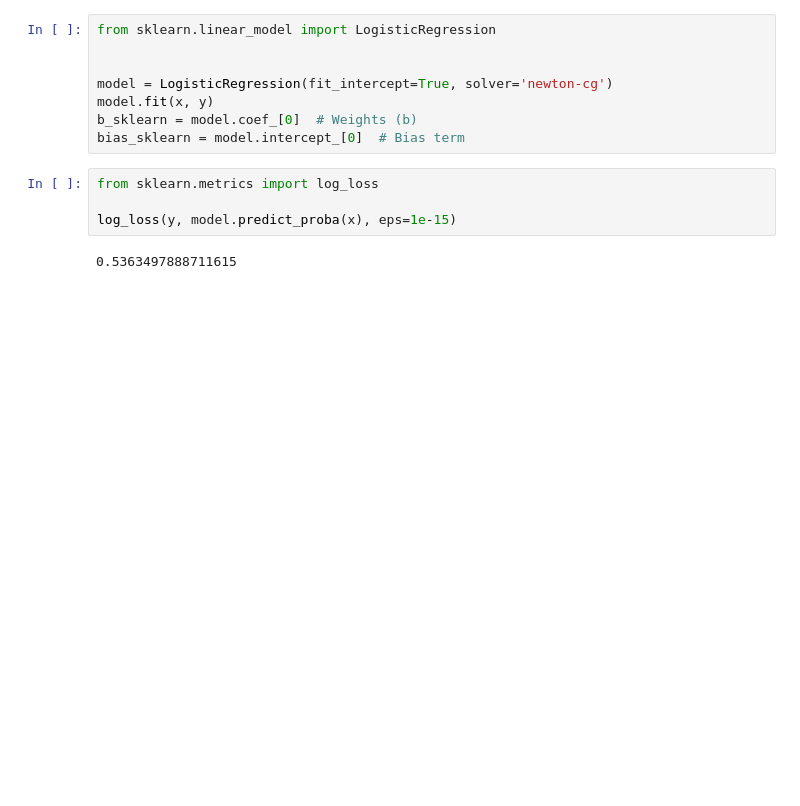
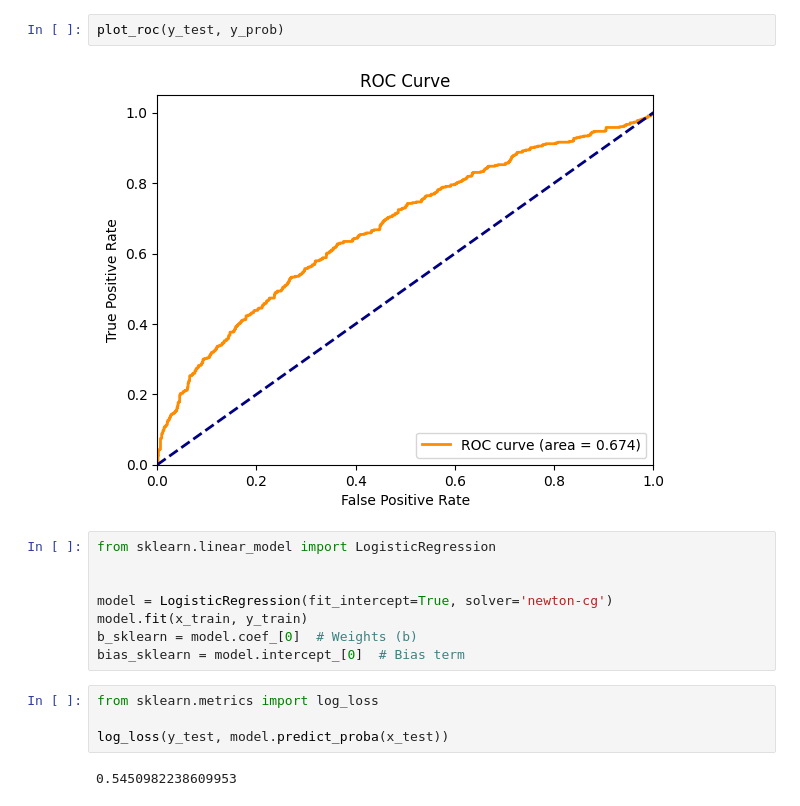
Before and after one commit to Johneinsteinwong/COMP7015_GroupProject, a Jupyter notebook: training.ipynb, the cells around one changed output. Cells and saved outputs as stored; diff of their text form; blank space fills up the shorter version.

```diff
--- a/training.ipynb
+++ b/training.ipynb
@@ -109,14 +161,18 @@ plt.hist(y_prob)
+# %%
+plot_roc(y_test, y_prob)
+# %% [output]
+[figure, added]
 # %%
 from sklearn.linear_model import LogisticRegression
 
 
 model = LogisticRegression(fit_intercept=True, solver='newton-cg')
-model.fit(x, y)
+model.fit(x_train, y_train)
 b_sklearn = model.coef_[0]  # Weights (b)
 bias_sklearn = model.intercept_[0]  # Bias term
 # %%
 from sklearn.metrics import log_loss
 
-log_loss(y, model.predict_proba(x), eps=1e-15)
+log_loss(y_test, model.predict_proba(x_test))
 # %% [output]
-0.5363497888711615
+0.5450982238609953
```
Also changed, not shown: parts of 17 cells of this notebook, 4 other files.
